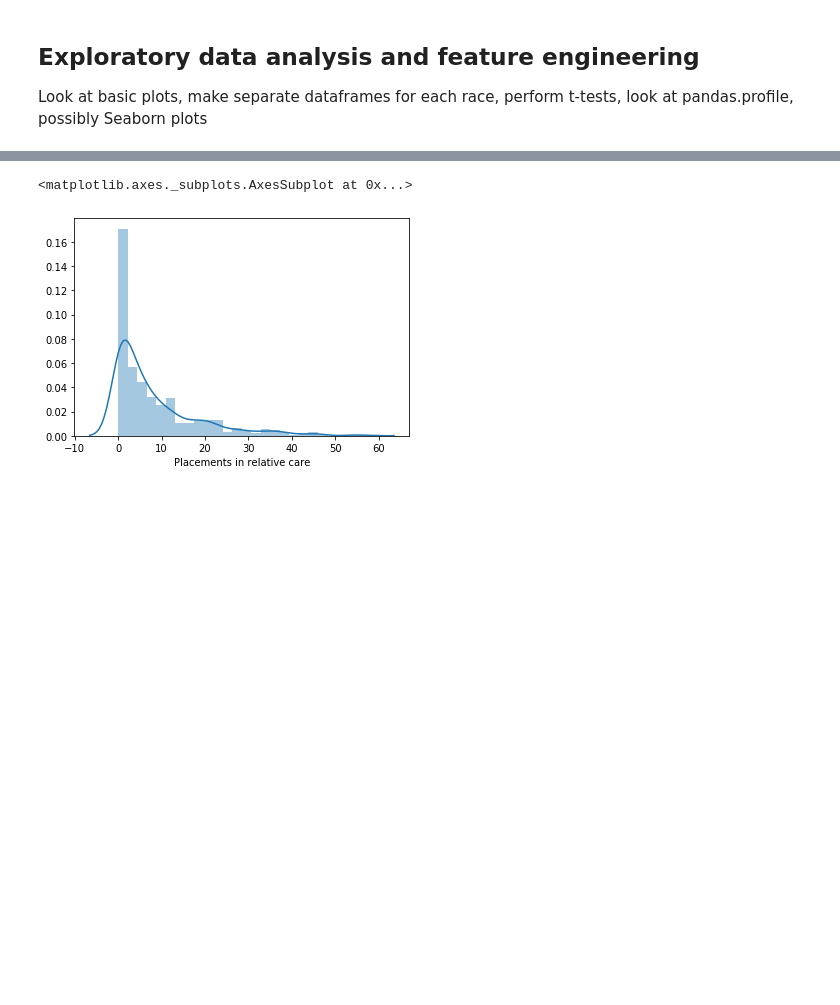
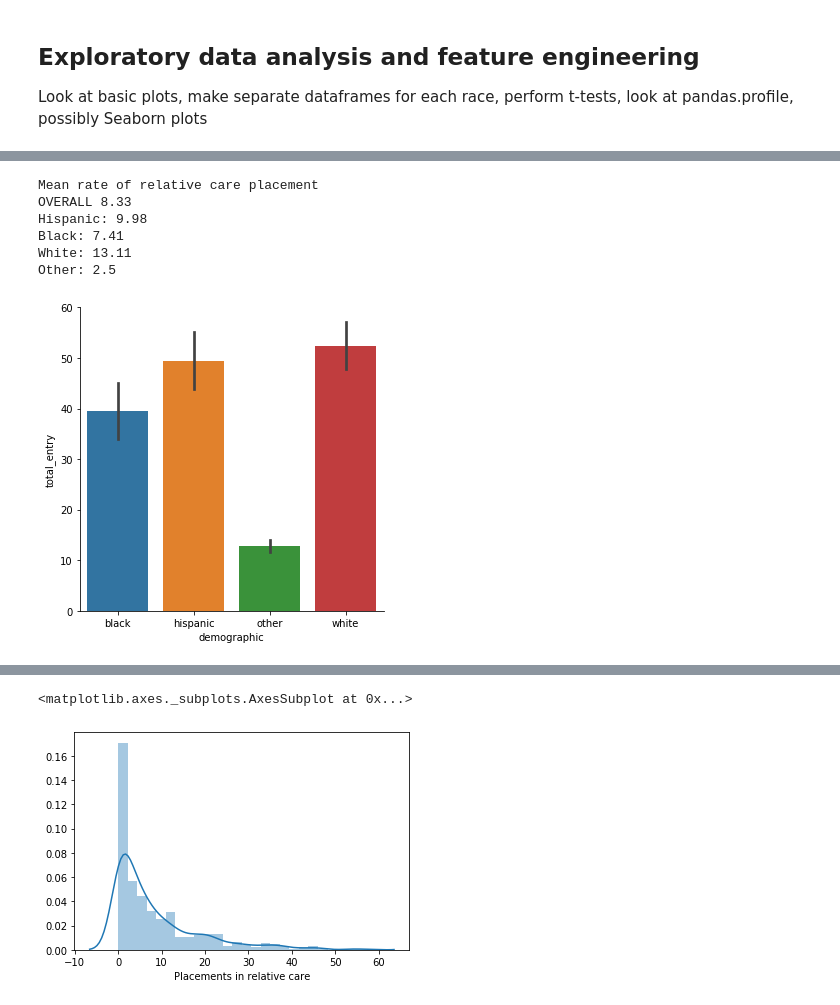
Before and after one commit to BoWarburton/DS-Unit-1-Sprint-4-Build-Week-1, a Jupyter notebook: Unit_1_Build_Week_Bo_Warburton.ipynb, the cells around one changed output, grey strips where cells are left out. Saved outputs shown, nothing was run; the diff lists cells and outputs as text; code cells hidden in the pictures; blank space fills up the shorter version.

```diff
--- a/Unit_1_Build_Week_Bo_Warburton.ipynb
+++ b/Unit_1_Build_Week_Bo_Warburton.ipynb
@@ -278,0 +364,23 @@ df_dcf[condition]['total_entry'].sum()
+# %%
+# Numbers for the histogram above
+print('Mean rate of relative care placement')
+print('OVERALL', round(df_dcf.relative_care.mean(), 2))
+print('Hispanic:', round(df_dcf[df_dcf['demographic'] == 'hispanic'].relative_care.mean(), 2))
+print('Black:', round(df_dcf[df_dcf['demographic'] == 'black'].relative_care.mean(), 2))
+print('White:', round(df_dcf[df_dcf['demographic'] == 'white'].relative_care.mean(), 2))
+print('Other:', round(df_dcf[df_dcf['demographic'] == 'other'].relative_care.mean(), 2))
+# %% [output]
+Mean rate of relative care placement
+OVERALL 8.33
+Hispanic: 9.98
+Black: 7.41
+White: 13.11
+Other: 2.5
+# %%
+# But there are many more White children in care
+sns.catplot(x = 'demographic',
+            y = 'total_entry',
+            kind = 'bar',
+            data = df_dcf);
+# %% [output]
+[figure, added]
```
Also changed, not shown: parts of 68 cells of this notebook.
